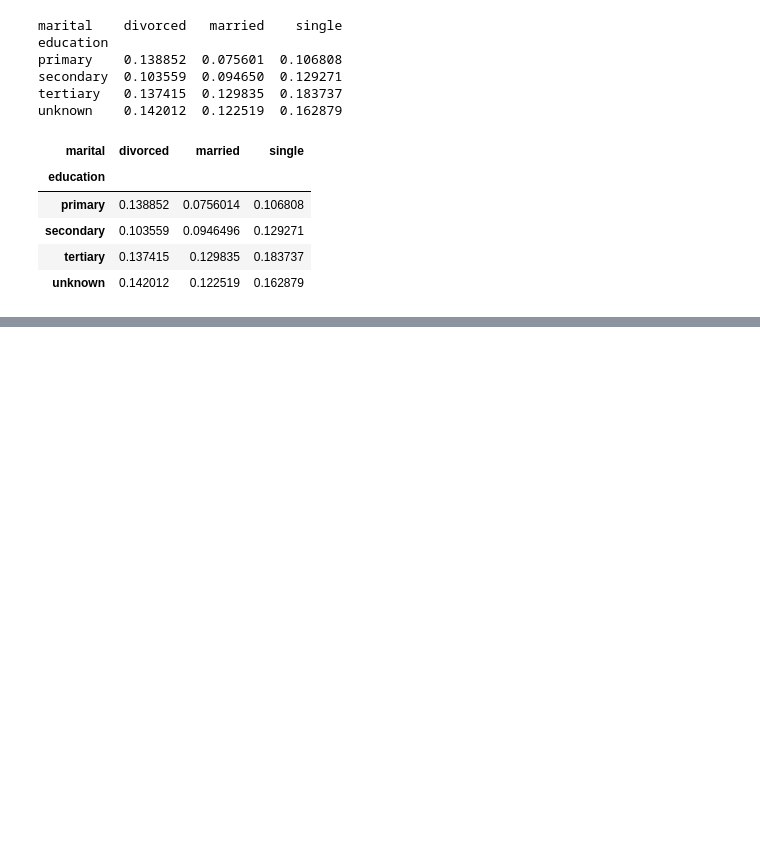
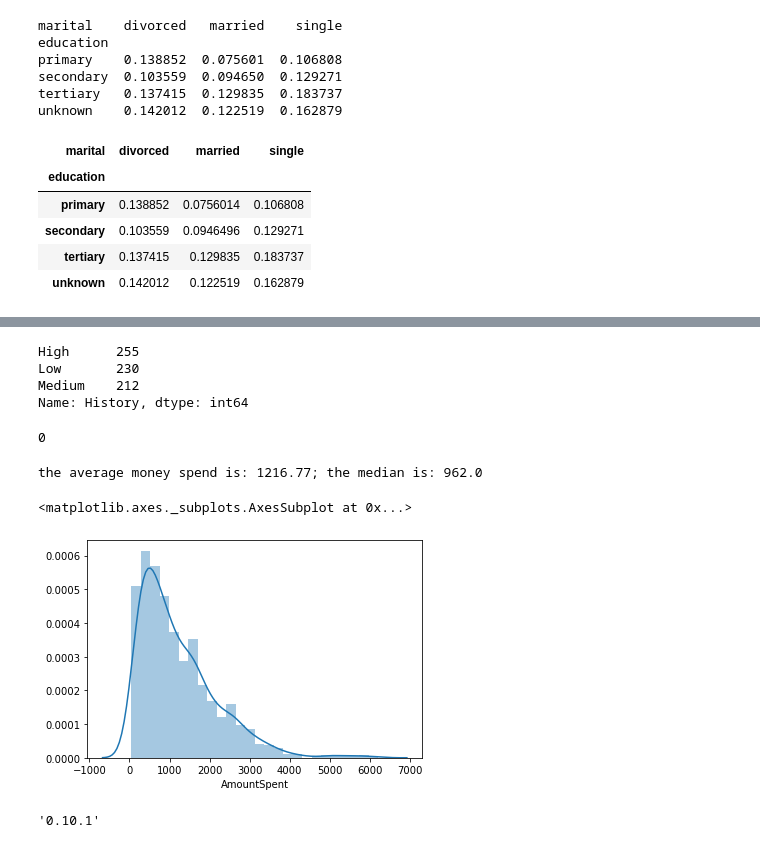
Before and after one commit to gonzalo71/TestGit, a Jupyter notebook: Eda_marketing.ipynb, the cells around one changed output, grey strips where cells are left out. Cells and saved outputs as stored; diff of their text form; code cells hidden in the pictures; blank space fills up the shorter version.

```diff
--- a/Eda_marketing.ipynb
+++ b/Eda_marketing.ipynb
@@ -256,0 +269,4 @@ pd.pivot_table(data=data,index="education",columns="marital",values="response_ra
+# %%
+url = r"C:\Users\gonza\Downloads\DirectMarketing.csv"
+df = pd.read_csv(url)
+df.head(2)
@@ -256,0 +296,26 @@ pd.pivot_table(data=data,index="education",columns="marital",values="response_ra
+# %%
+df.History.value_counts()
+# %% [output]
+High      255
+Low       230
+Medium    212
+Name: History, dtype: int64
+# %%
+df.History.fillna("Nothing",inplace=True)
+df.History.isna().sum()
+# %% [output]
+0
+# %%
+print(f"the average money spend is: {df.AmountSpent.mean()}; the median is: {df.AmountSpent.median()}")
+# %% [output]
+the average money spend is: 1216.77; the median is: 962.0
+# %%
+# The mean is much higher than the median which shows that this column does not have a normal distribution. There are outliers with high values. Thus, we expect the “AmountSpent” column to have a right skewed distribution.
+sns.distplot(df.AmountSpent)
+# %% [output]
+<matplotlib.axes._subplots.AxesSubplot at 0x...>
+[figure, added]
+# %%
+sns.__version__
+# %% [output]
+'0.10.1'
```
Also changed, not shown: parts of 20 cells of this notebook.
